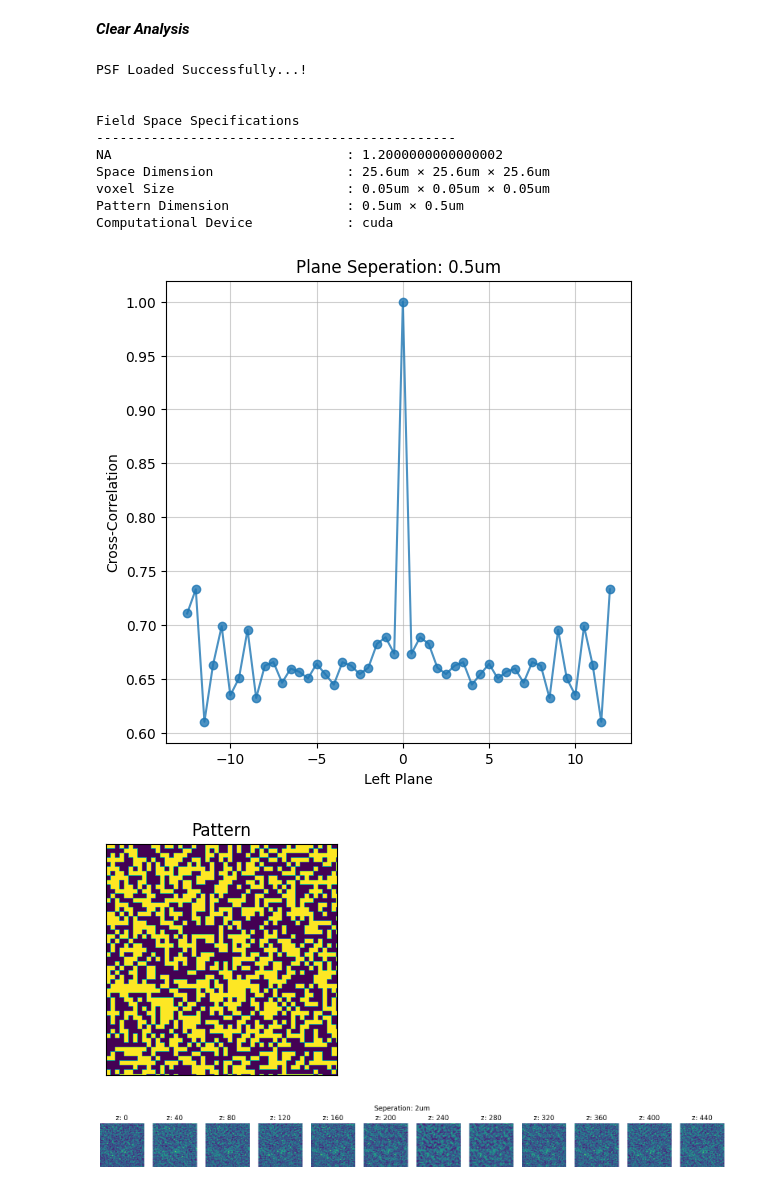
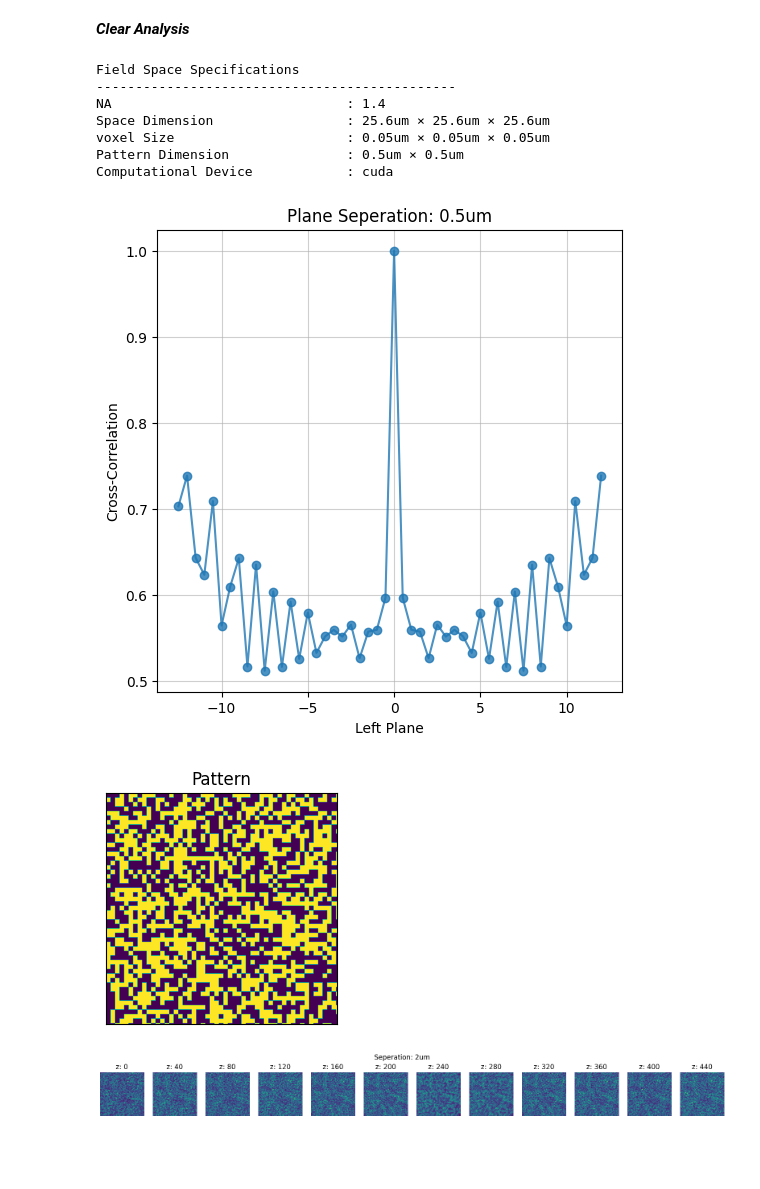
Before and after one commit to sanjith1999/FRIS, a Jupyter notebook: demo.ipynb, the cells around one changed output. Drawn from its saved outputs; the diff is of its cells as text; code cells hidden in the pictures; blank space fills up the shorter version.

```diff
--- a/demo.ipynb
+++ b/demo.ipynb
@@ -233,24 +233,21 @@ Computational Device            : cuda
 # %%
 from libs.forward_lib.field_model import FieldModel
 
-it = 17
+it = 19
 FM = FieldModel()
 FM.load_object_space(it = it)
 print(FM)
 FM.correlation_measure(.5)
 FM.PM.dmd.visualize_patterns()
 FM.visualize_at_seperation(2)
 # %% [output]
-PSF Loaded Successfully...!
-
-
 Field Space Specifications
 ----------------------------------------------
-NA                              : 1.2000000000000002
+NA                              : 1.4
 Space Dimension                 : 25.6um × 25.6um × 25.6um
 voxel Size                      : 0.05um × 0.05um × 0.05um
 Pattern Dimension               : 0.5um × 0.5um
 Computational Device            : cuda
-[figure, old version]
+[figure, new version]
-[figure, old version]
+[figure, new version]
 [figure]
```
Also changed, not shown: 5 other files.
